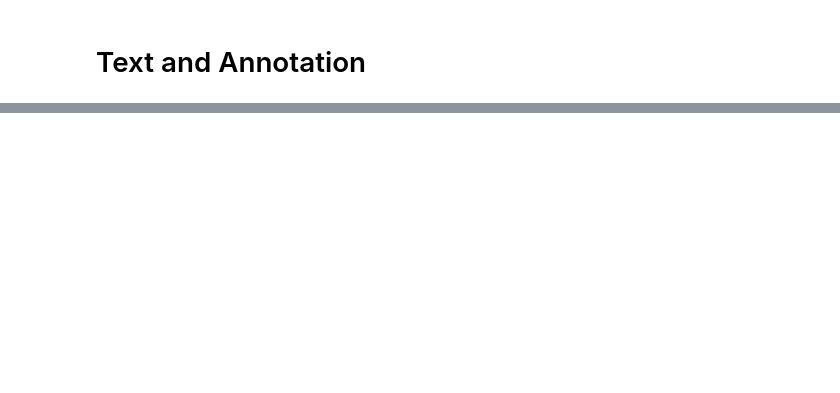
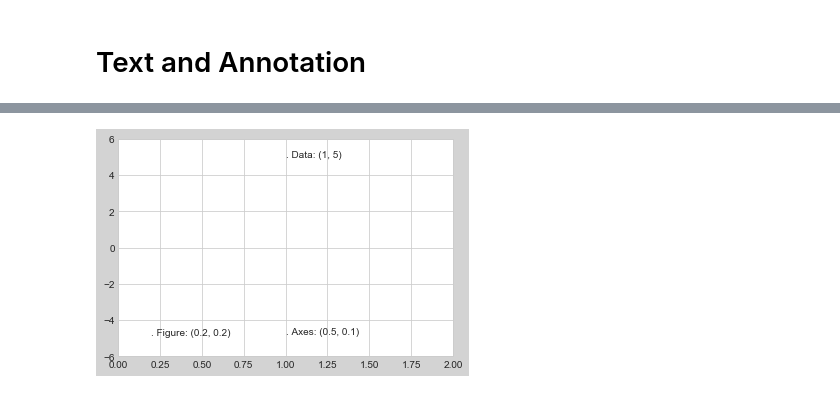
Before and after one commit to jbuisine/python-learn, a Jupyter notebook: 04.Matplotlib/09.Text-and-Annotation.ipynb, the cells around one changed output, grey strips where cells are left out. Drawn from its saved outputs; the diff is of its cells as text; code cells hidden in the pictures; blank space fills up the shorter version.

```diff
--- a/04.Matplotlib/09.Text-and-Annotation.ipynb
+++ b/04.Matplotlib/09.Text-and-Annotation.ipynb
@@ -111,0 +78,7 @@ y_hist.invert_xaxis()
+# %%
+# transData coordinates will be affected
+ax.set_xlim(0, 2)
+ax.set_ylim(-6, 6)
+fig
+# %% [output]
+[figure, added]
```
Also changed, not shown: parts of 26 cells of this notebook, 7 other files.
